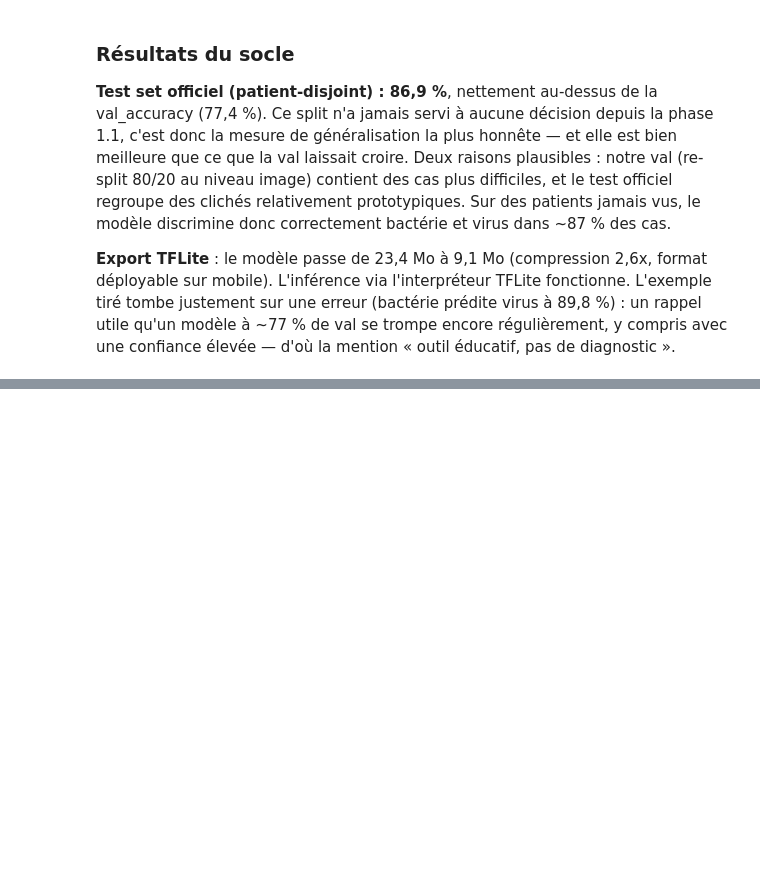
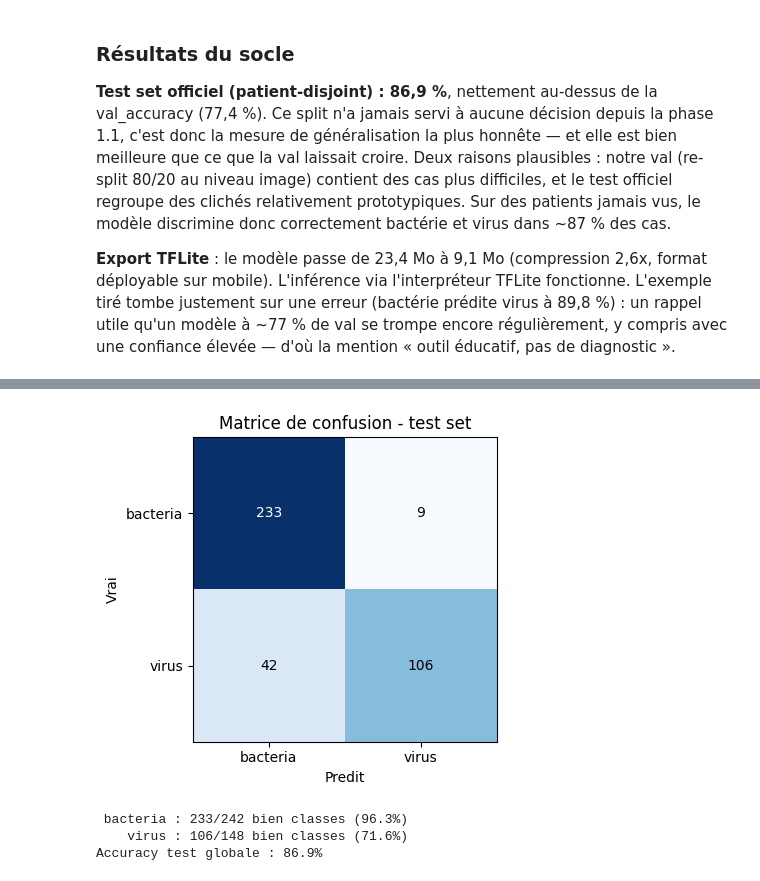
Before and after one commit to TheoKraichette/deeplearning-j3-cnn-classification-images-KRAICHETTE-Theo, a Jupyter notebook: cnn_pneumonie.ipynb, the cells around one changed output, grey strips where cells are left out. Saved outputs shown, nothing was run; the diff lists cells and outputs as text; code cells hidden in the pictures; blank space fills up the shorter version.

Commit message:
phase 3.5 : evaluation test set, matrice de confusion et comparaison finale

```diff
--- a/cnn_pneumonie.ipynb
+++ b/cnn_pneumonie.ipynb
@@ -895,0 +900,31 @@ INFO: Created TensorFlow Lite XNNPACK delegate for CPU.
+# %%
+import numpy as np
+
+y_true = np.concatenate([y.numpy().ravel() for _, y in test_ds_tl]).astype(int)
+y_prob = model_tl.predict(test_ds_tl, verbose=0).ravel()
+y_pred = (y_prob >= 0.5).astype(int)
+
+# Matrice de confusion (lignes = vraie classe, colonnes = classe prédite).
+cm = np.zeros((2, 2), dtype=int)
+for t, p in zip(y_true, y_pred):
+    cm[t, p] += 1
+
+classes = [CLASS_A, CLASS_B]
+fig, ax = plt.subplots(figsize=(5, 4))
+ax.imshow(cm, cmap='Blues')
+ax.set_xticks([0, 1]); ax.set_xticklabels(classes)
+ax.set_yticks([0, 1]); ax.set_yticklabels(classes)
+ax.set_xlabel('Predit'); ax.set_ylabel('Vrai')
+for i in range(2):
+    for j in range(2):
+        ax.text(j, i, cm[i, j], ha='center', va='center',
+                color='white' if cm[i, j] > cm.max() / 2 else 'black')
+ax.set_title('Matrice de confusion - test set')
+plt.tight_layout()
+plt.savefig('confusion_matrix_test.png', dpi=100)
+plt.show()
+
+for i, cls in enumerate(classes):
+    print(f'{cls:>9} : {cm[i, i]}/{cm[i].sum()} bien classes ({cm[i, i]/cm[i].sum():.1%})')
+print(f'Accuracy test globale : {(cm[0, 0] + cm[1, 1]) / cm.sum():.1%}')
+# %% [output]
@@ -895,0 +932,4 @@ INFO: Created TensorFlow Lite XNNPACK delegate for CPU.
+[figure, added]
+ bacteria : 233/242 bien classes (96.3%)
+    virus : 106/148 bien classes (71.6%)
+Accuracy test globale : 86.9%
```
Also changed, not shown: parts of 6 cells of this notebook, 3 other files.
